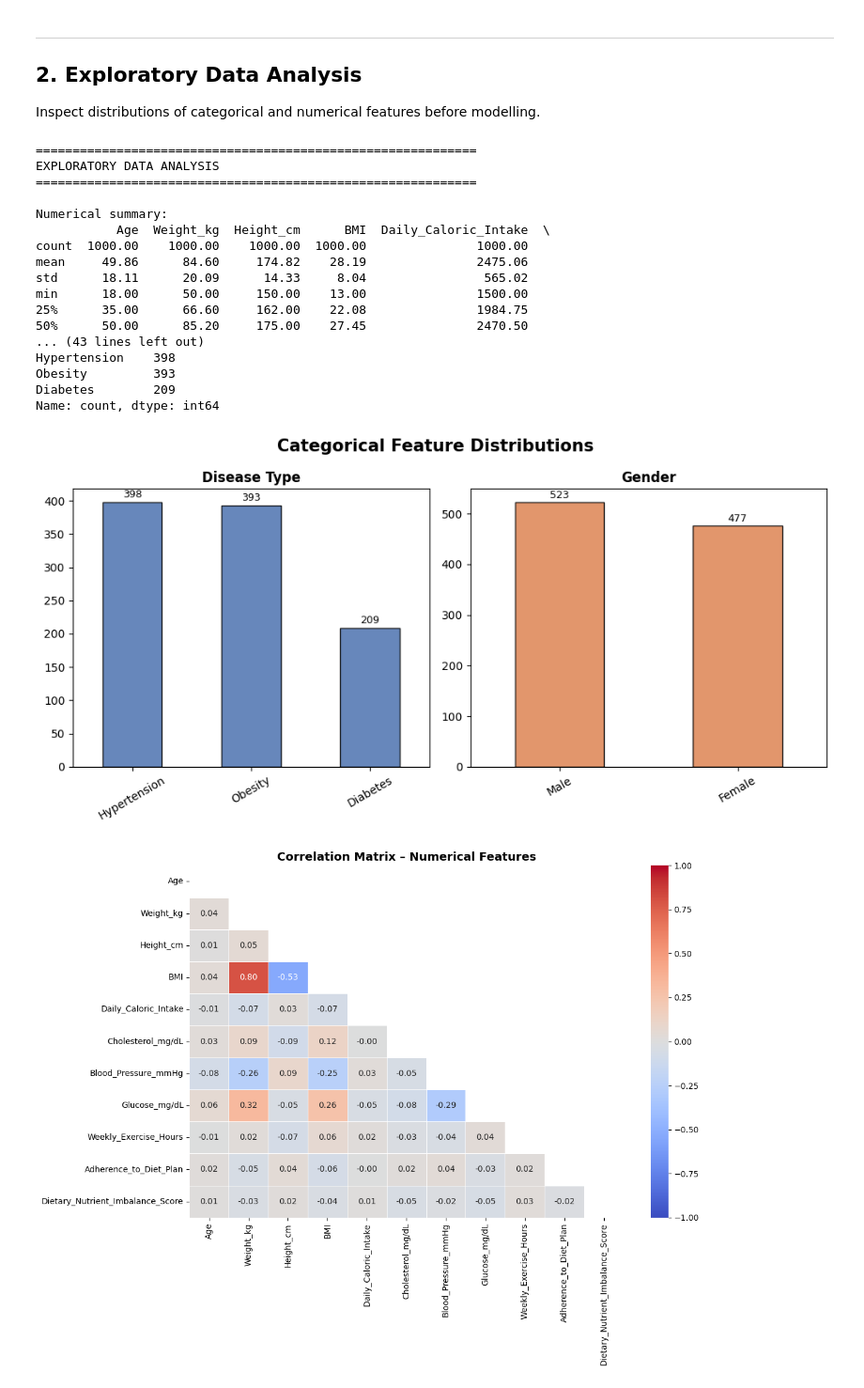
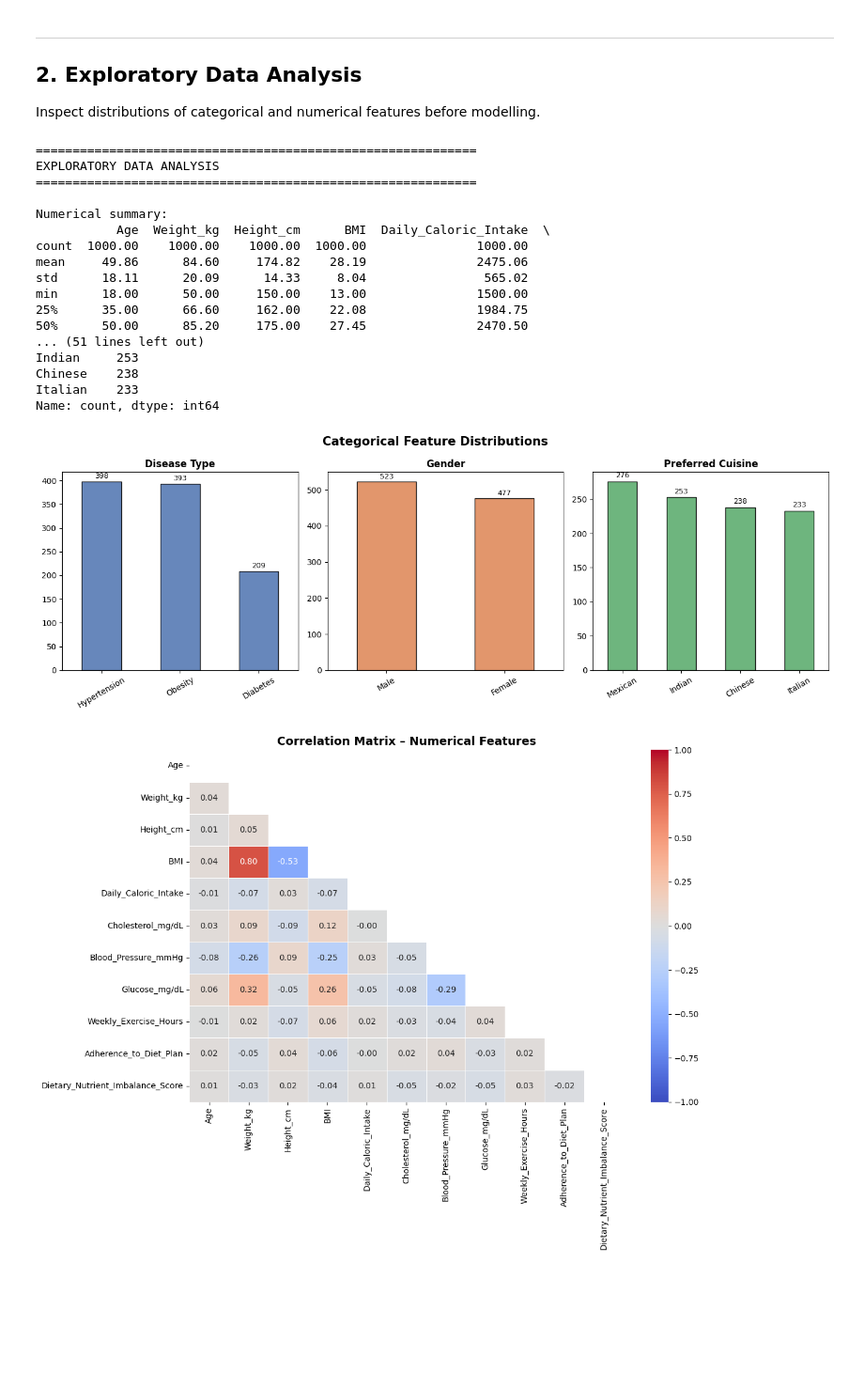
Before and after one commit to Fahad-Nawar/Dietary-analysis, a Jupyter notebook: dietary_analysis.ipynb, the cells around one changed output. Shown at 94% size. Saved outputs shown, nothing was run; the diff lists cells and outputs as text; code cells hidden in the pictures; blank space fills up the shorter version.

```diff
--- a/dietary_analysis.ipynb
+++ b/dietary_analysis.ipynb
@@ -74,47 +74,47 @@ print("\nNumerical summary:")
 print(df.describe().round(2))
 
 print("\nCategorical distributions:")
-for col in ["Gender", "Disease_Type"]:
+for col in ["Gender", "Disease_Type", "Preferred_Cuisine"]:
     print(f"\n{col}:\n{df[col].value_counts()}")
 
-# Plot categorical distributions (1×2 grid)
-fig, axes = plt.subplots(1, 2, figsize=(10, 5))
+# Plot categorical distributions (1×3 grid)
+fig, axes = plt.subplots(1, 3, figsize=(14, 5))
 fig.suptitle("Categorical Feature Distributions", fontsize=15, fontweight="bold")
-cats   = ["Disease_Type", "Gender"]
-colors = ["#4C72B0", "#DD8452"]
+cats   = ["Disease_Type", "Gender", "Preferred_Cuisine"]
+colors = ["#4C72B0", "#DD8452", "#55A868"]
 for ax, col, color in zip(axes, cats, colors):
     counts = df[col].value_counts()
     counts.index = counts.index.astype(str)
     counts.plot(kind="bar", ax=ax, color=color, edgecolor="black", alpha=0.85)
     ax.set_title(col.replace("_", " "), fontsize=12, fontweight="bold")
     ax.set_xlabel("")
     ax.tick_params(axis="x", rotation=30)
     for bar in ax.patches:
         ax.text(bar.get_x() + bar.get_width() / 2,
                 bar.get_height() + 3, int(bar.get_height()),
                 ha="center", va="bottom", fontsize=9)
 plt.tight_layout()
 plt.savefig("eda_categorical.png", dpi=150)
 plt.show()
 # %% [output]
 ============================================================
 EXPLORATORY DATA ANALYSIS
 ============================================================
 
 Numerical summary:
            Age  Weight_kg  Height_cm      BMI  Daily_Caloric_Intake  \
 count  1000.00    1000.00    1000.00  1000.00               1000.00
 mean     49.86      84.60     174.82    28.19               2475.06
 std      18.11      20.09      14.33     8.04                565.02
 min      18.00      50.00     150.00    13.00               1500.00
 25%      35.00      66.60     162.00    22.08               1984.75
 50%      50.00      85.20     175.00    27.45               2470.50
-... (43 lines left out)
-Hypertension    398
-Obesity         393
-Diabetes        209
+... (51 lines left out)
+Indian     253
+Chinese    238
+Italian    233
 Name: count, dtype: int64
-[figure, old version]
+[figure, new version]
 # %%
 # Correlation heatmap — all numerical columns in the dataset
 num_cols = ["Age", "Weight_kg", "Height_cm", "BMI", "Daily_Caloric_Intake",
```
Also changed, not shown: parts of 5 cells of this notebook.
